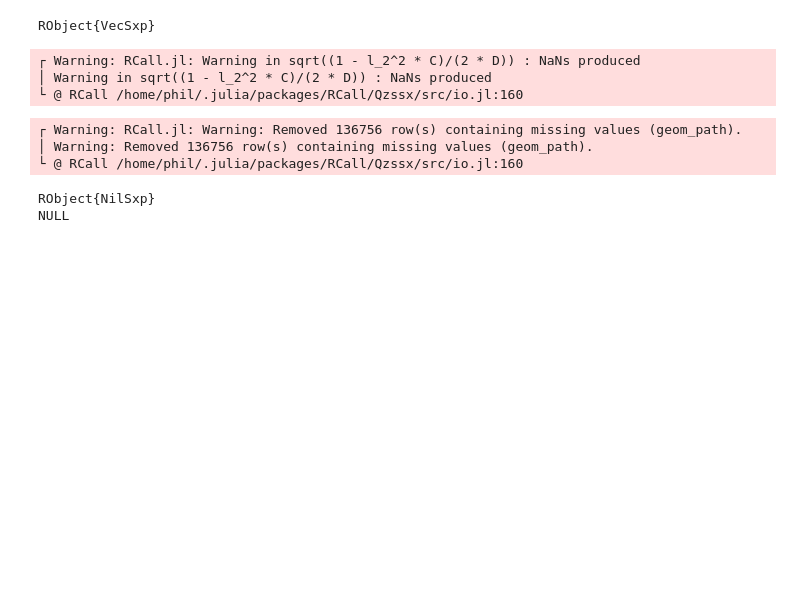
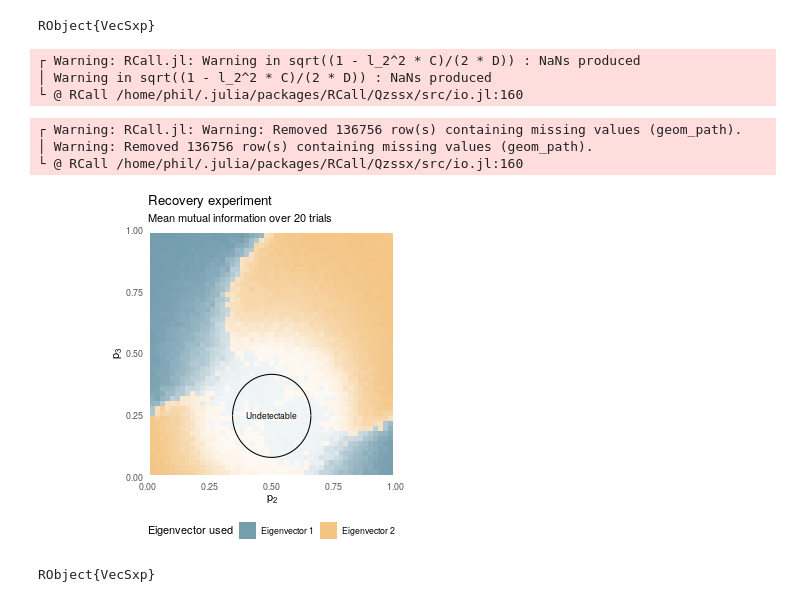
Before and after one commit to jamiehadd/HypergraphSpectralClustering, a Jupyter notebook: linearized-BP.ipynb, the cells around one changed output. Saved outputs shown, nothing was run; the diff lists cells and outputs as text; code cells hidden in the pictures; blank space fills up the shorter version.

Commit message:
update to show plots in notebook

```diff
--- a/linearized-BP.ipynb
+++ b/linearized-BP.ipynb
@@ -195,34 +195,34 @@ curve <- tibble(P_2 = seq(0, 1, 0.00001)) %>%
 R"""
 inauguration_2021 <- c("#5445b1", "#749dae", "#f3c483", "#5c1a33", "#cd3341","#f7dc6a")
 p <- df %>%
     group_by(P_2, P_3) %>%
     filter(MI == max(MI)) %>%
     mutate(MI = MI * (-1)^(EV == "Eigenvector 1")) %>%
     mutate(f = MI > 0) %>%
     ggplot() +
     geom_tile(aes(x = P_2, y = P_3, fill = EV, alpha = abs(MI))) +
     theme_minimal() +
     scale_x_continuous(expand = c(0,0), limits = c(0, 1)) +
     scale_y_continuous(expand = c(0,0), limits = c(0, 1)) +
     xlab(expression(p[2])) +
     ylab(expression(p[3])) +
     theme(panel.grid = element_blank()) +
     coord_fixed() +
     guides(alpha = FALSE, fill = guide_legend(title = "Eigenvector used")) +
     theme(legend.position = "bottom") +
     ggtitle("Recovery experiment",
             subtitle = "Mean mutual information over 20 trials") +
     geom_line(aes(x = P_2, y = P_3), data = curve) +
     geom_line(aes(x = P_2, y = Q_3), data = curve) +
     scale_fill_manual(values = inauguration_2021[2:3]) +
     annotate("text", x = 0.5, y = 0.25, label = "Undetectable", size = 3)
 
-ggsave("fig/linearized-bp-heatmap-with-annotation.png", p,  width = 4, height = 4)
-
+ggsave("fig/linearized-bp-heatmap-with-annotation.png", p,  width = 6, height = 5)
+p
 """
 # %% [output]
 ┌ Warning: RCall.jl: Warning: Removed 136756 row(s) containing missing values (geom_path).
 │ Warning: Removed 136756 row(s) containing missing values (geom_path).
 └ @ RCall /home/phil/.julia/packages/RCall/Qzssx/src/io.jl:160
+[figure, added]
-RObject{NilSxp}
-NULL
+RObject{VecSxp}
```
Also changed, not shown: parts of 2 cells of this notebook.
